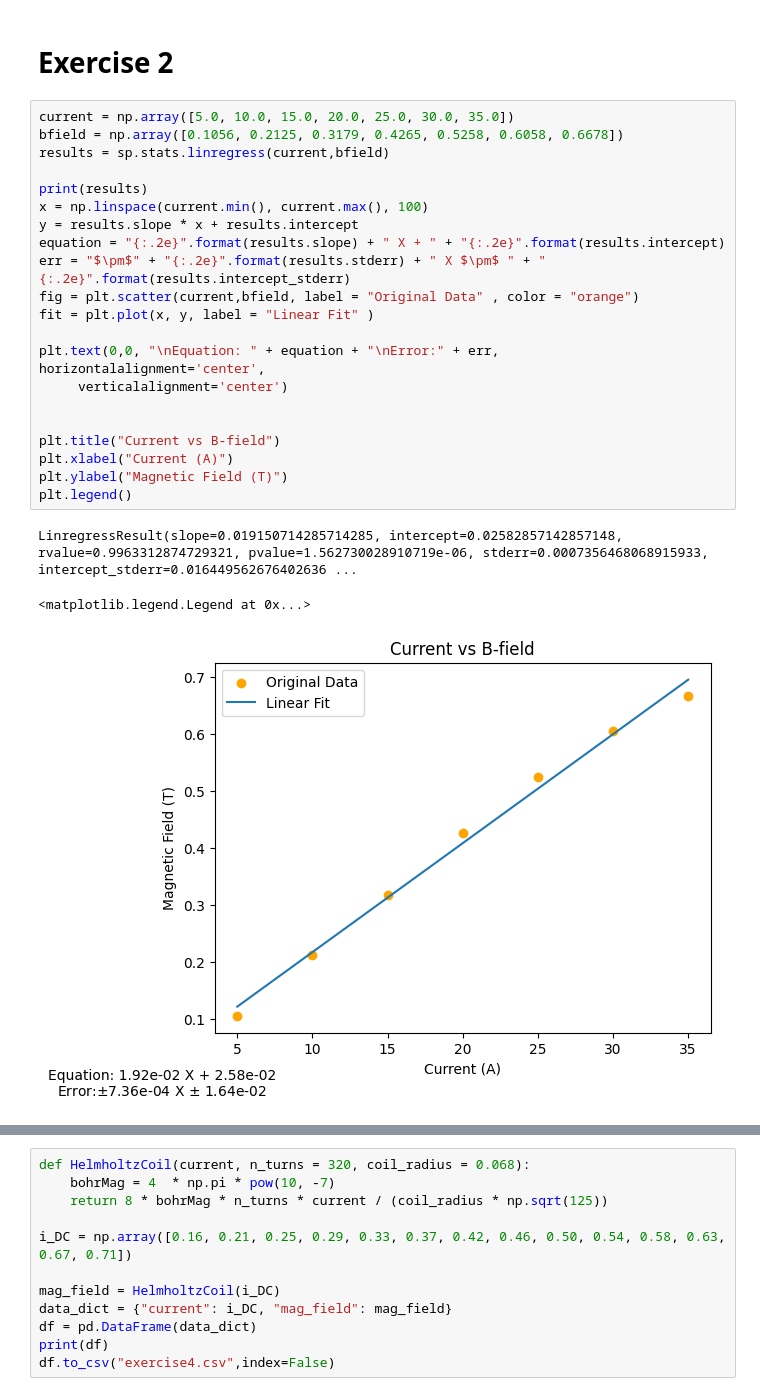
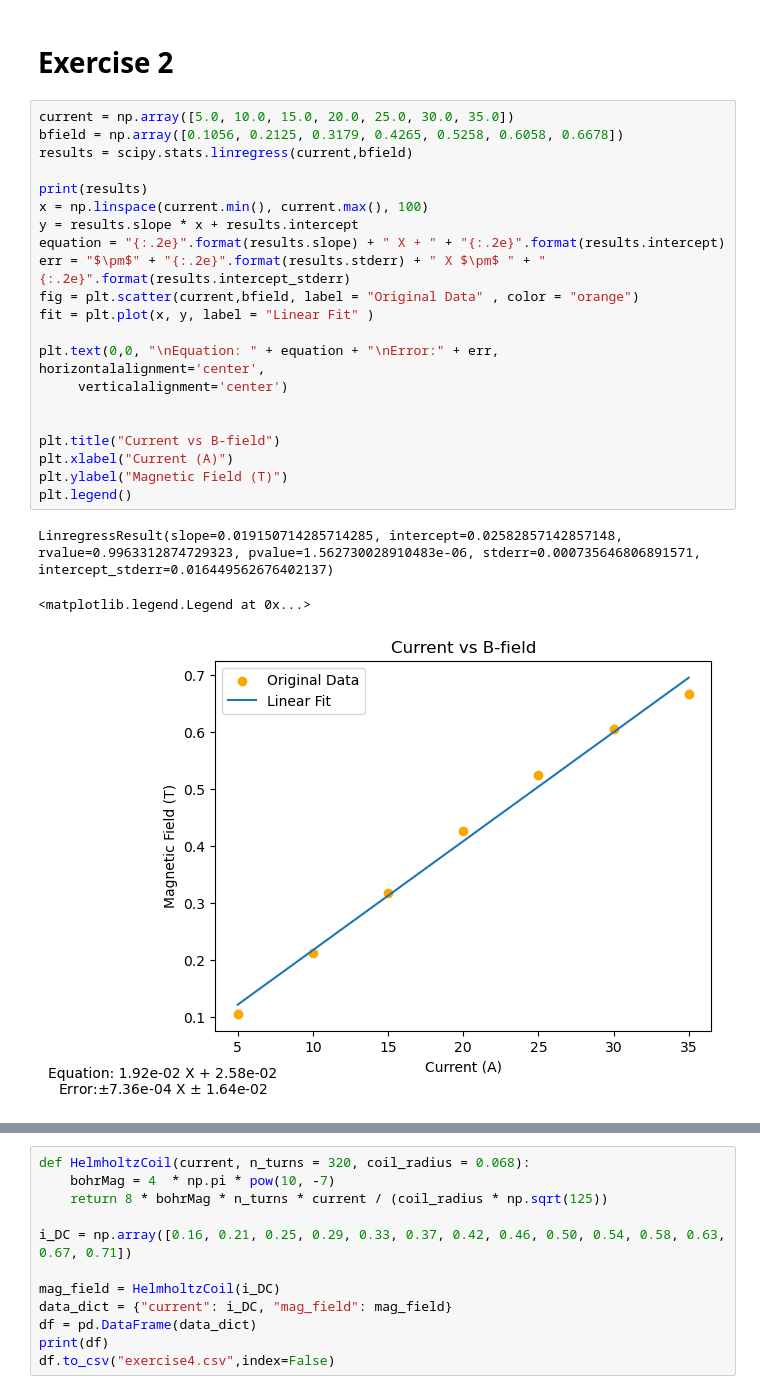
Before and after one commit to denzelayala1/lab-data-F23, a Jupyter notebook: python_test/pythonExercises.ipynb, the cells around one changed output, grey strips where cells are left out. Cells and saved outputs as stored; diff of their text form.

```diff
--- a/python_test/pythonExercises.ipynb
+++ b/python_test/pythonExercises.ipynb
@@ -18,28 +19,28 @@ specplt = spec.plot(x="wavelength", y = "intensity", title="Spectrum", \
 # %%
 current = np.array([5.0, 10.0, 15.0, 20.0, 25.0, 30.0, 35.0])
 bfield = np.array([0.1056, 0.2125, 0.3179, 0.4265, 0.5258, 0.6058, 0.6678])
-results = sp.stats.linregress(current,bfield)
+results = scipy.stats.linregress(current,bfield)
 
 print(results)
 x = np.linspace(current.min(), current.max(), 100)
 y = results.slope * x + results.intercept
 equation = "{:.2e}".format(results.slope) + " X + " + "{:.2e}".format(results.intercept)
 err = "$\pm$" + "{:.2e}".format(results.stderr) + " X $\pm$ " + "{:.2e}".format(results.intercept_stderr)
 fig = plt.scatter(current,bfield, label = "Original Data" , color = "orange")
 fit = plt.plot(x, y, label = "Linear Fit" )
 
 plt.text(0,0, "\nEquation: " + equation + "\nError:" + err, horizontalalignment='center',
      verticalalignment='center')
 
 
 plt.title("Current vs B-field")
 plt.xlabel("Current (A)")
 plt.ylabel("Magnetic Field (T)")
 plt.legend()
 # %% [output]
-LinregressResult(slope=0.019150714285714285, intercept=0.02582857142857148, rvalue=0.9963312874729321, pvalue=1.562730028910719e-06, stderr=0.0007356468068915933, intercept_stderr=0.016449562676402636 ...
+LinregressResult(slope=0.019150714285714285, intercept=0.02582857142857148, rvalue=0.9963312874729323, pvalue=1.562730028910483e-06, stderr=0.000735646806891571, intercept_stderr=0.016449562676402137)
 <matplotlib.legend.Legend at 0x...>
-[figure, old version]
+[figure, new version]
 # %%
 nmr = pd.read_csv("NMR.csv")
 nmr.columns = ['time','amplitude'] # ms and V
```
Also changed, not shown: parts of 3 cells of this notebook, 35 other files.
